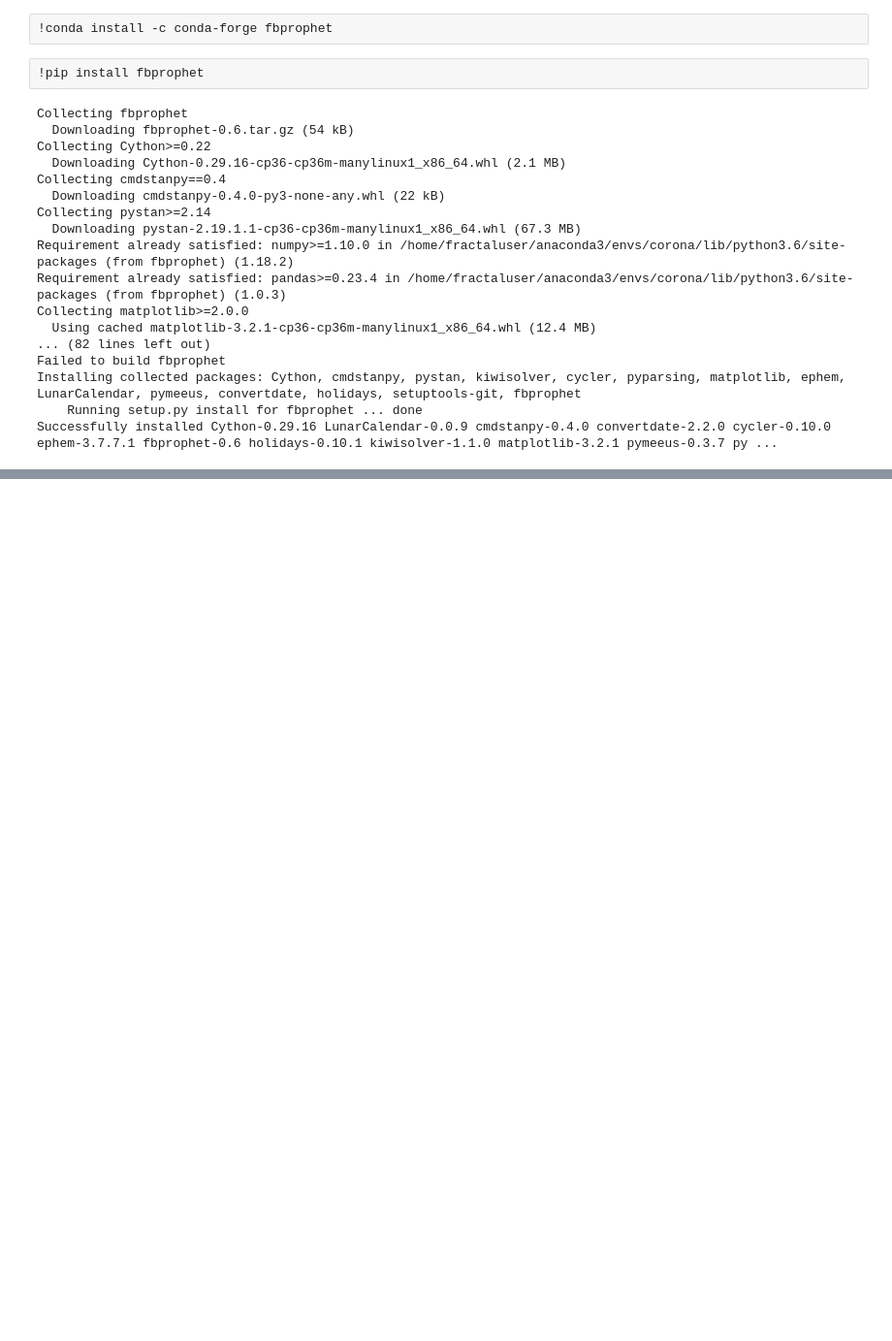
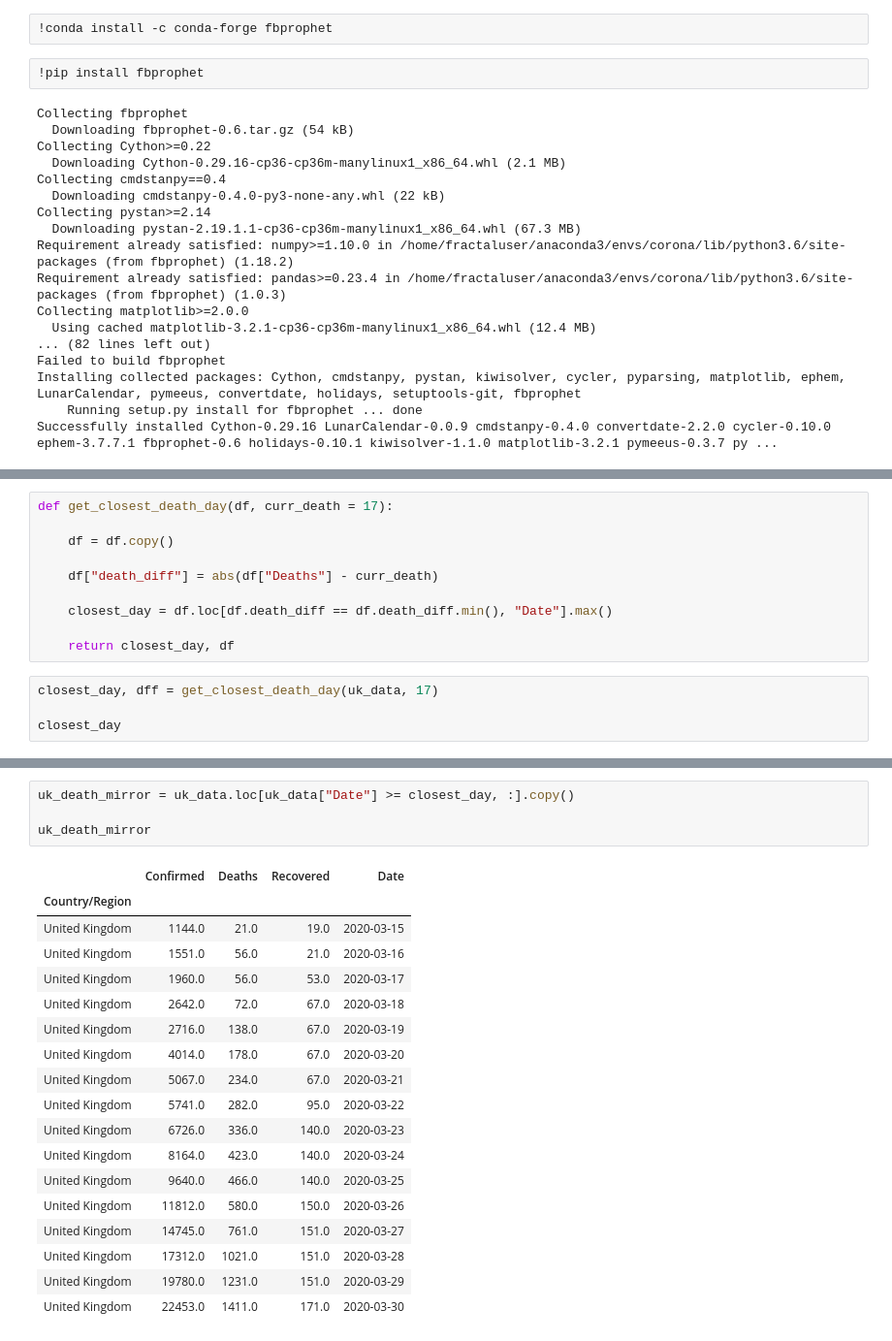
Before and after one commit to selfishhari/corona_simulator, a Jupyter notebook: Untitled.ipynb, the cells around one changed output, grey strips where cells are left out. Shown at 97% size. Cells and saved outputs as stored; diff of their text form; blank space fills up the shorter version.

```diff
--- a/Untitled.ipynb
+++ b/Untitled.ipynb
@@ -1030,0 +1092,14 @@ Successfully installed Cython-0.29.16 LunarCalendar-0.0.9 cmdstanpy-0.4.0 conver
+# %%
+def get_closest_death_day(df, curr_death = 17):
+
+    df = df.copy()
+
+    df["death_diff"] = abs(df["Deaths"] - curr_death)
+
+    closest_day = df.loc[df.death_diff == df.death_diff.min(), "Date"].max()
+
+    return closest_day, df
+# %%
+closest_day, dff = get_closest_death_day(uk_data, 17)
+
+closest_day
@@ -1030,0 +1108,23 @@ Successfully installed Cython-0.29.16 LunarCalendar-0.0.9 cmdstanpy-0.4.0 conver
+# %%
+uk_death_mirror = uk_data.loc[uk_data["Date"] >= closest_day, :].copy()
+
+uk_death_mirror
+# %% [output]
+|  | Confirmed | Deaths | Recovered | Date |
+| Country/Region |  |  |  |  |
+| United Kingdom | 1144.0 | 21.0 | 19.0 | 2020-03-15 |
+| United Kingdom | 1551.0 | 56.0 | 21.0 | 2020-03-16 |
+| United Kingdom | 1960.0 | 56.0 | 53.0 | 2020-03-17 |
+| United Kingdom | 2642.0 | 72.0 | 67.0 | 2020-03-18 |
+| United Kingdom | 2716.0 | 138.0 | 67.0 | 2020-03-19 |
+| United Kingdom | 4014.0 | 178.0 | 67.0 | 2020-03-20 |
+| United Kingdom | 5067.0 | 234.0 | 67.0 | 2020-03-21 |
+| United Kingdom | 5741.0 | 282.0 | 95.0 | 2020-03-22 |
+| United Kingdom | 6726.0 | 336.0 | 140.0 | 2020-03-23 |
+| United Kingdom | 8164.0 | 423.0 | 140.0 | 2020-03-24 |
+| United Kingdom | 9640.0 | 466.0 | 140.0 | 2020-03-25 |
+| United Kingdom | 11812.0 | 580.0 | 150.0 | 2020-03-26 |
+| United Kingdom | 14745.0 | 761.0 | 151.0 | 2020-03-27 |
+| United Kingdom | 17312.0 | 1021.0 | 151.0 | 2020-03-28 |
+| United Kingdom | 19780.0 | 1231.0 | 151.0 | 2020-03-29 |
+| United Kingdom | 22453.0 | 1411.0 | 171.0 | 2020-03-30 |
```
Also changed, not shown: parts of 15 cells of this notebook, 5 other files.
